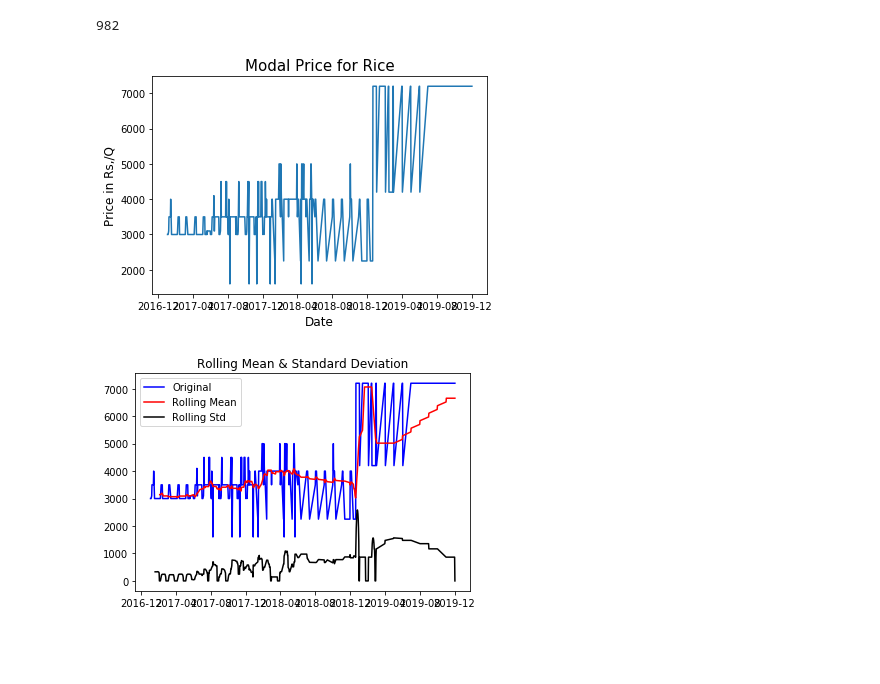
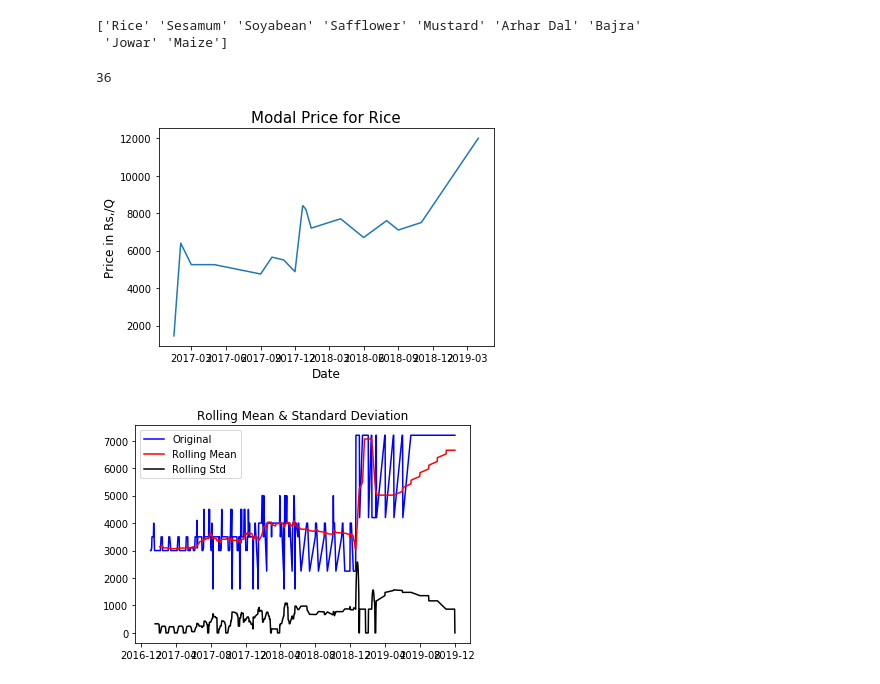
Before and after one commit to Catastrophe101/Ksetrapati-FarmMaestro, a Jupyter notebook: Module-4/PricePredictionARIMA(Module-4).ipynb, the cells around one changed output. Saved outputs shown, nothing was run; the diff lists cells and outputs as text; code cells hidden in the pictures; blank space fills up the shorter version.

```diff
--- a/Module-4/PricePredictionARIMA(Module-4).ipynb
+++ b/Module-4/PricePredictionARIMA(Module-4).ipynb
@@ -13,32 +13,39 @@ import statsmodels.tsa.api as smt
 import statsmodels.formula.api as smf
 
 from sklearn.metrics import mean_squared_error
+# %%
+train=pd.read_excel('CropPricesComplete.xlsx')
+crops=train['crop/commodity'].unique()
+print(crops)
+# %% [output]
+['Rice' 'Sesamum' 'Soyabean' 'Safflower' 'Mustard' 'Arhar Dal' 'Bajra'
+ 'Jowar' 'Maize']
 # %%
-train=pd.read_excel('RicePrices.xlsx')
-train.head()
 # print(train.isnull().count())
 # Taking data where value is present removing NR in prices
-train=train[(train['Minimum Price(Rs./Quintal)']!="NR")]
-train=train[(train['Market']=="Murud")]
 
-data = train['Modal Price(Rs./Quintal)']
-Date1 = train['Date']
-train1 = train[['Date','Modal Price(Rs./Quintal)']]
-print(train1.size)
-# print(train1.to_string())
-# Setting the Date as Index
-train2 = train1.set_index('Date')
-train2.sort_index(inplace=True)
+for i in crops:
+    train=train[(train['Minimum Price(Rs./Quintal)']!="NR")]
+    train=train[(train['Market']=="Akot")]
+    train=train[(train['crop/commodity']=="Sesamum")]
+    data = train['Modal Price(Rs./Quintal)']
+    Date1 = train['Date']
+    train1 = train[['Date','Modal Price(Rs./Quintal)']]
+    print(train1.size)
+    # print(train1.to_string())
+    # Setting the Date as Index
+    train2 = train1.set_index('Date')
+    train2.sort_index(inplace=True)
 # print (type(train2))
 # print (train2.head())
 plot.plot(train2)
 plot.xlabel('Date', fontsize=12)
 plot.ylabel('Price in Rs,/Q', fontsize=12)
 plot.title("Modal Price for Rice", fontsize=15)
 plot.show()
 # %% [output]
-982
+36
-[figure, old version]
+[figure, new version]
 # %%
 from statsmodels.tsa.stattools import adfuller
 
```
Also changed, not shown: parts of 4 cells of this notebook, 2 other files.
